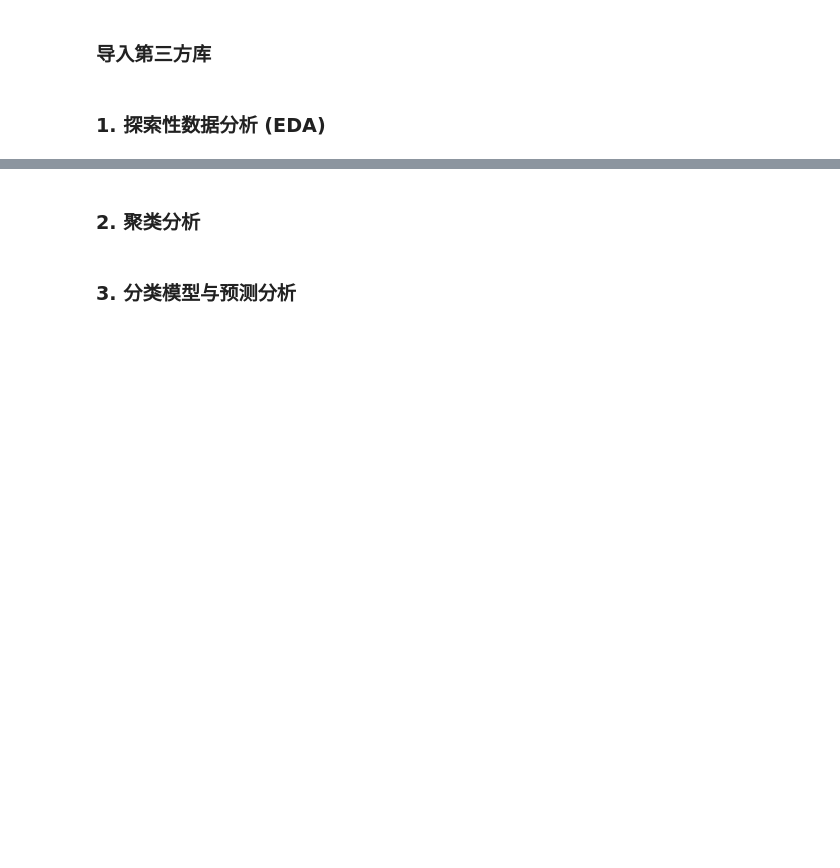
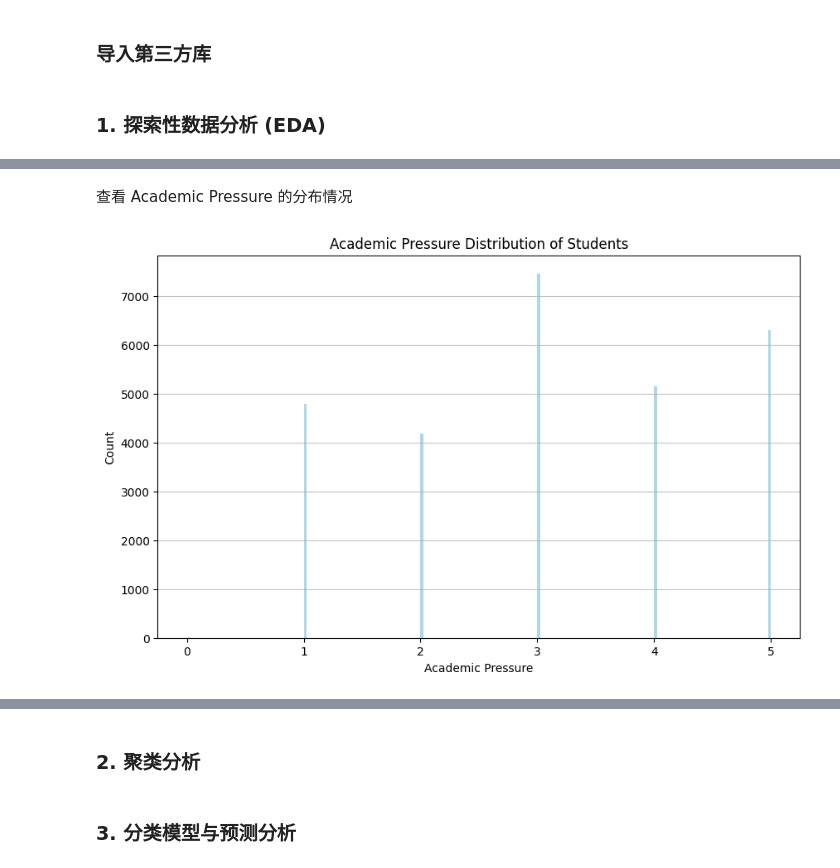
Before and after one commit to byrzhm/student-depression, a Jupyter notebook: analysis.ipynb, the cells around one changed output, grey strips where cells are left out. Cells and saved outputs as stored; diff of their text form; code cells hidden in the pictures; blank space fills up the shorter version.

```diff
--- a/analysis.ipynb
+++ b/analysis.ipynb
@@ -14,0 +85,9 @@ import numpy as np
+# %% [markdown]
+查看 Academic Pressure 的分布情况
+# %%
+hist_plot(df['Academic Pressure'], bins=200,
+          title='Academic Pressure Distribution of Students',
+          xlabel='Academic Pressure',
+          ylabel='Count')
+# %% [output]
+[figure, added]
```
Also changed, not shown: parts of 39 cells of this notebook, 4 other files.
